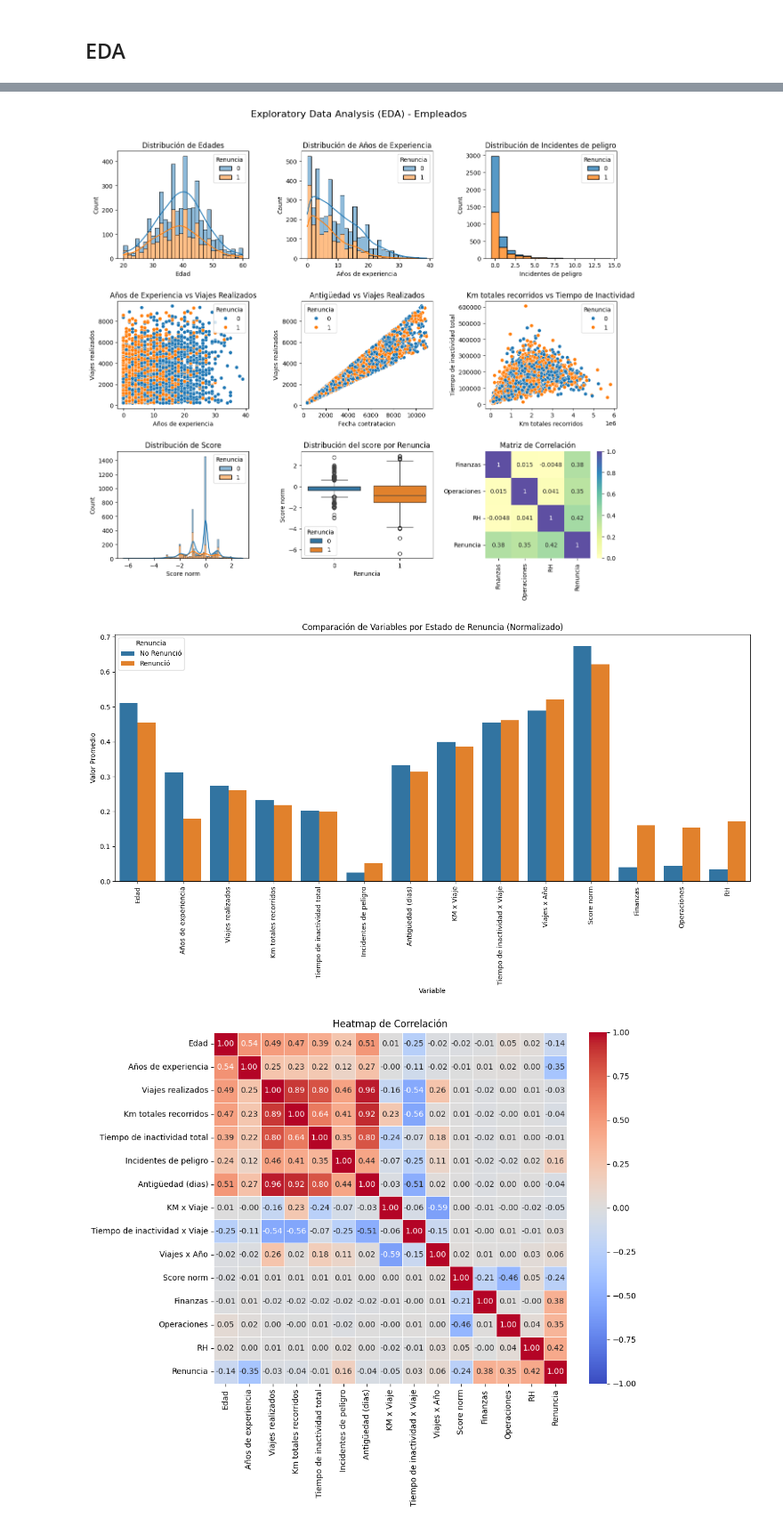
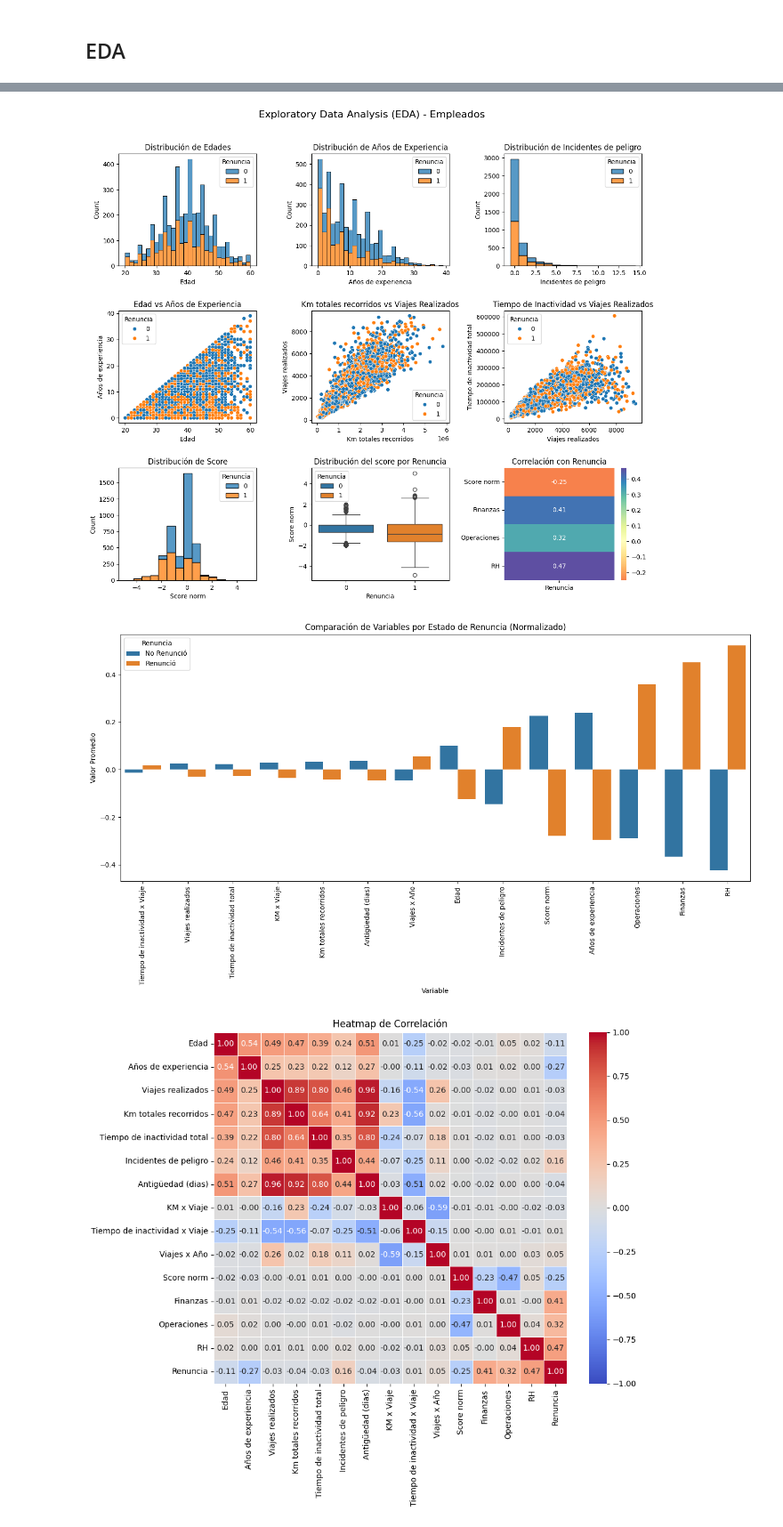
Before and after one commit to erick-mb/Traxion, a Jupyter notebook: Traxion.ipynb, the cells around one changed output, grey strips where cells are left out. Shown at 89% size. Cells and saved outputs as stored; diff of their text form; code cells hidden in the pictures.

```diff
--- a/Traxion.ipynb
+++ b/Traxion.ipynb
@@ -235,14 +235,15 @@ def calcular_probabilidad_renuncia(row):
 
     return prob
 # %%
-from sklearn.preprocessing import MinMaxScaler
+from sklearn.preprocessing import StandardScaler
 
-total_df['Probabilidad Renuncia'] = total_df.apply(calcular_probabilidad_renuncia, axis=1)
+total_df['Score de Renuncia'] = total_df.apply(calcular_probabilidad_renuncia, axis=1)
 
 # Se normalizan las puntuaciones
-total_df['Probabilidad Renuncia'] = MinMaxScaler().fit_transform(total_df[['Probabilidad Renuncia']])
+total_df['Score de Renuncia'] = StandardScaler().fit_transform(total_df[['Score de Renuncia']])
 
 # Se fija un umbral
-total_df['Renuncia'] = (total_df['Probabilidad Renuncia'] > .38).astype(int)
-total_df['Renuncia'].sum() / len(total_df)
+total_df['Renuncia'] = (total_df['Score de Renuncia'] > 0).astype(int)
+
+print(f"Tasa de renuncia: {total_df['Renuncia'].sum()/len(total_df)}")
 # %% [output]
@@ -303,11 +312,4 @@ Try using .loc[row_indexer,col_indexer] = value instead
 
 See the caveats in the documentation: https://pandas.pydata.org/pandas-docs/stable/user_guide/indexing.html#returning-a-view-versus-a-copy
   app_quejas['NLP'] = app_quejas['Comentarios'].apply(lambda x: analizador_sentimientos(x)[0])
-# %%
-import pandas as pd
-
-app_quejas = pd.read_csv('app_quejas+nlp.csv')
-app_quejas['NLP'] = app_quejas['NLP'].apply(eval)
-empleados = pd.read_csv('empleados.csv')
-empleados['Fecha contratacion'] = pd.to_datetime(empleados['Fecha contratacion'])
 # %%
@@ -389,72 +394,73 @@ fig, axes = plt.subplots(3, 3, figsize=(15, 12))
 fig.suptitle("Exploratory Data Analysis (EDA) - Empleados", fontsize=16)
 fig.subplots_adjust(top=0.9, hspace=0.4, wspace=0.4)
 
-sns.histplot(data=empleados, x="Edad", hue="Renuncia", multiple="stack", kde=True, ax=axes[0, 0])
+sns.histplot(data=empleados, x="Edad", hue="Renuncia", multiple="stack", ax=axes[0, 0])
 axes[0, 0].set_title("Distribución de Edades")
 
-sns.histplot(data=empleados, x="Años de experiencia", hue="Renuncia", multiple="stack", kde=True, ax=axes[0, 1])
+sns.histplot(data=empleados, x="Años de experiencia", hue="Renuncia", multiple="stack", ax=axes[0, 1])
 axes[0, 1].set_title("Distribución de Años de Experiencia")
 
 sns.histplot(data=empleados, x="Incidentes de peligro", hue="Renuncia", multiple="stack", discrete=True, ax=axes[0, 2])
 axes[0, 2].set_title("Distribución de Incidentes de peligro")
 
-sns.scatterplot(data=empleados, x="Años de experiencia", y="Viajes realizados", hue="Renuncia",ax=axes[1, 0])
-axes[1, 0].set_title("Años de Experiencia vs Viajes Realizados")
+sns.scatterplot(data=empleados, x="Edad", y="Años de experiencia", hue="Renuncia",ax=axes[1, 0])
+axes[1, 0].set_title("Edad vs Años de Experiencia")
 
-antiguedad = (pd.to_datetime('03/01/2025') - empleados['Fecha contratacion']).dt.days
-sns.scatterplot(data=empleados, x=antiguedad, y="Viajes realizados", hue="Renuncia",ax=axes[1, 1])
-axes[1, 1].set_title("Antigüedad vs Viajes Realizados")
+sns.scatterplot(data=empleados, x='Km totales recorridos', y="Viajes realizados", hue="Renuncia",ax=axes[1, 1])
+axes[1, 1].set_title("Km totales recorridos vs Viajes Realizados")
 
-sns.scatterplot(data=empleados, x="Km totales recorridos", y="Tiempo de inactividad total", hue="Renuncia",ax=axes[1, 2])
-axes[1, 2].set_title("Km totales recorridos vs Tiempo de Inactividad")
+sns.scatterplot(data=empleados, x="Viajes realizados", y="Tiempo de inactividad total", hue="Renuncia",ax=axes[1, 2])
+axes[1, 2].set_title("Tiempo de Inactividad vs Viajes Realizados")
 
-sns.histplot(data=joined_data, x="Score norm", hue="Renuncia", multiple="stack", kde=True, ax=axes[2, 0])
+sns.histplot(data=joined_data, x="Score norm", hue="Renuncia", multiple="stack", bins=15, ax=axes[2, 0])
 axes[2, 0].set_title("Distribución de Score")
 
 sns.boxplot(data=joined_data, x="Renuncia", y="Score norm", hue="Renuncia",ax=axes[2, 1])
 axes[2, 1].set_title("Distribución del score por Renuncia")
 
-corr_matrix = joined_data[["Finanzas", "Operaciones", "RH", "Renuncia"]].corr()
-sns.heatmap(corr_matrix, annot=True, cmap="Spectral", center=0, ax=axes[2, 2])
-axes[2, 2].set_title("Matriz de Correlación")
+corr_matrix = joined_data[["Score norm","Finanzas", "Operaciones", "RH", "Renuncia"]].corr()
+corr_renuncia = corr_matrix[["Renuncia"]].drop(index="Renuncia")
+sns.heatmap(corr_renuncia, annot=True, cmap="Spectral", center=0, ax=axes[2, 2])
+axes[2, 2].set_title("Correlación con Renuncia")
 
 
 plt.show()
 # %% [output]
-[figure, old version]
+[figure, new version]
 # %%
-from sklearn.preprocessing import MinMaxScaler
+from sklearn.preprocessing import StandardScaler
 
-scaler = MinMaxScaler()
+scaler = StandardScaler()
 
 numeric_columns = joined_data.select_dtypes(include=['float64', 'int64']).columns
 numeric_columns = numeric_columns.drop(['Renuncia']).tolist()
 
 standardized_data = joined_data.copy()
 # Normalizar todas las variables numericas para poder compararlas
 standardized_data[numeric_columns] = scaler.fit_transform(standardized_data[numeric_columns])
 
 # Analizar su distribución respecto a la renunci
 resultado = standardized_data.groupby('Renuncia')[numeric_columns].mean().reset_index().round(3)
 resultado['Renuncia'] = resultado['Renuncia'].map({0: 'No Renunció', 1: 'Renunció'})
 
 resultado = resultado.melt(id_vars=['Renuncia'], var_name='Variable', value_name='Valor')
 
 # Crear gráfico
 plt.figure(figsize=(14, 8))
-sns.barplot(data=resultado, x='Variable', y='Valor', hue='Renuncia')
+order = resultado.groupby('Variable')['Valor'].mean().abs().sort_values().index
+sns.barplot(data=resultado, x='Variable', y='Valor', hue='Renuncia', order=order)
 
 # Personalización del gráfico
 plt.xticks(rotation=90)
 plt.title('Comparación de Variables por Estado de Renuncia (Normalizado)')
 plt.ylabel('Valor Promedio')
 plt.xlabel('Variable')
 plt.legend(title='Renuncia', loc='upper left')
 plt.tight_layout()
 
 plt.show()
 # %% [output]
-[figure, old version]
+[figure, new version]
 # %%
 correlation_matrix = joined_data[numeric_columns + ['Renuncia']].corr()
 plt.figure(figsize=(10, 8))
```
Also changed, not shown: parts of 25 cells of this notebook.
